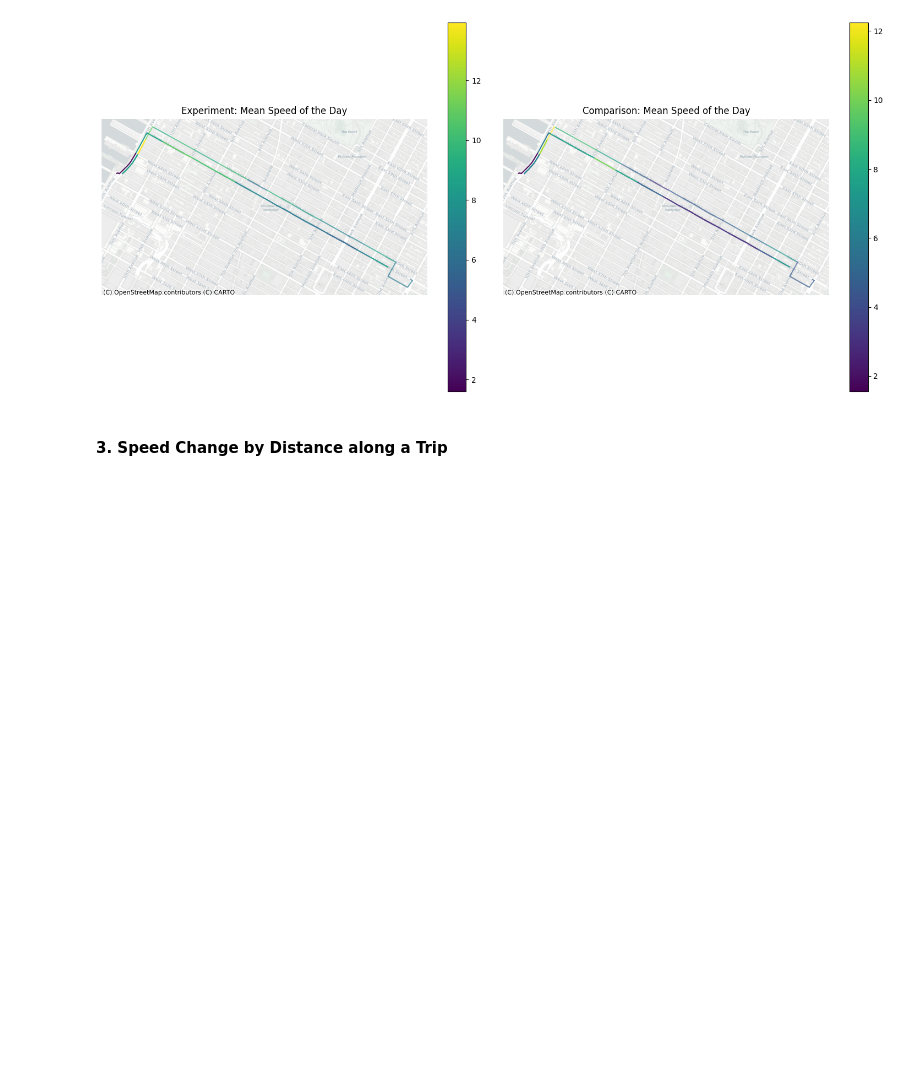
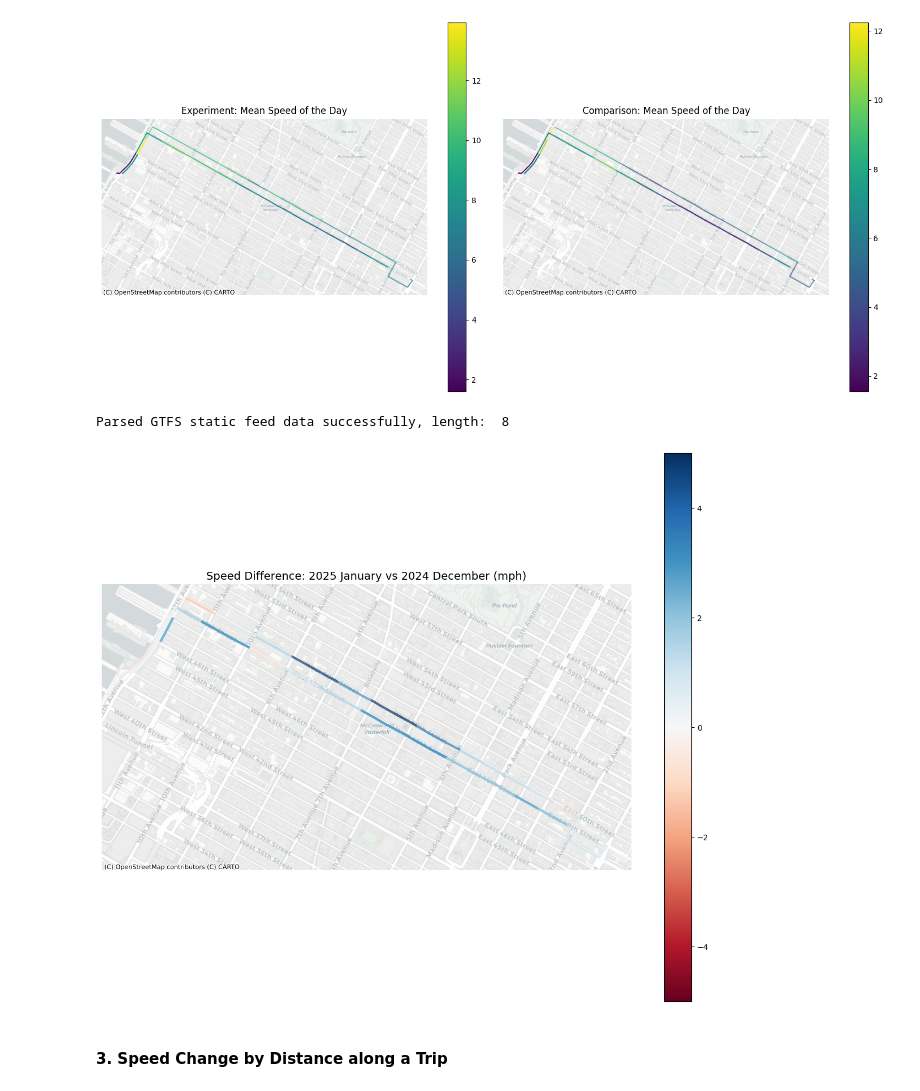
Before and after one commit to Cornell-Tech-Urban-Tech-Hub/gtfs-realtime-performance, a Jupyter notebook: notebooks/congestionPricing_bus_speed.ipynb, the cells around one changed output. Cells and saved outputs as stored; diff of their text form; code cells hidden in the pictures; blank space fills up the shorter version.

```diff
--- a/notebooks/congestionPricing_bus_speed.ipynb
+++ b/notebooks/congestionPricing_bus_speed.ipynb
@@ -604,6 +704,66 @@ plt.show()
 # %% [output]
 Parsed GTFS static feed data successfully, length:  8
 [figure]
+# %%
+df_experiment = bus_speed_202501thurs_cz.copy()
+df_comparison = bus_speed_202412thurs_cz.copy()
+
+# get the segment df first
+url = "https://files.mobilitydatabase.org/mdb-513/mdb-513-202501020055/mdb-513-202501020055.zip"
+segment_df = GTFS_shape_processor(url, 4326, 2263).process_shapes()
+# Calculate total segment length and total time elapsed for both datasets
+experiment_speeds = df_experiment.groupby(["prev_stop_id", "stop_id"]).agg(
+    total_segment_length=("segment_length", "sum"),
+    total_time_elapsed=("time_elapsed", "sum")
+).reset_index()
+experiment_speeds["experiment_speed"] = experiment_speeds["total_segment_length"] / experiment_speeds["total_time_elapsed"]
+
+comparison_speeds = df_comparison.groupby(["prev_stop_id", "stop_id"]).agg(
+    total_segment_length=("segment_length", "sum"),
+    total_time_elapsed=("time_elapsed", "sum")
+).reset_index()
+comparison_speeds["comparison_speed"] = comparison_speeds["total_segment_length"] / comparison_speeds["total_time_elapsed"]
+
+# Merge the two dataframes to calculate the difference
+merged_speeds = experiment_speeds.merge(
+    comparison_speeds,
+    on=["prev_stop_id", "stop_id"],
+    how="outer"
+)
+
+# Calculate the difference (experiment - comparison)
+merged_speeds["speed_diff"] = merged_speeds["experiment_speed"] - merged_speeds["comparison_speed"]
+
+# Convert segment_df to web mercator projection (EPSG:3857) required for contextily
+segment_df_wm = segment_df.to_crs(epsg=3857)
+
+# Create a single plot showing the speed difference
+fig, ax = plt.subplots(figsize=(12, 10))
+
+# Plot the speed difference
+speed_diff_plot = segment_df_wm.merge(merged_speeds, on=["prev_stop_id", "stop_id"]).plot(
+    column="speed_diff",
+    legend=True,
+    ax=ax,
+    alpha=0.7,
+    cmap='RdBu',  # Red-Blue colormap (red for negative, blue for positive)
+    vmin=-5,         # Adjust these min/max values as needed
+    vmax=5,
+    linewidth=3  # Make the line wider
+)
+
+# Add title and basemap
+ax.set_title("Speed Difference: 2025 January vs 2024 December (mph)", fontsize=14)
+ctx.add_basemap(ax, source=ctx.providers.CartoDB.Positron)
+
+# Remove axis
+ax.set_axis_off()
+
+plt.tight_layout()
+plt.show()
+# %% [output]
+Parsed GTFS static feed data successfully, length:  8
+[figure, added]
 # %% [markdown]
 #### 3. Speed Change by Distance along a Trip
 # %%
```
Also changed, not shown: parts of 5 cells of this notebook.
